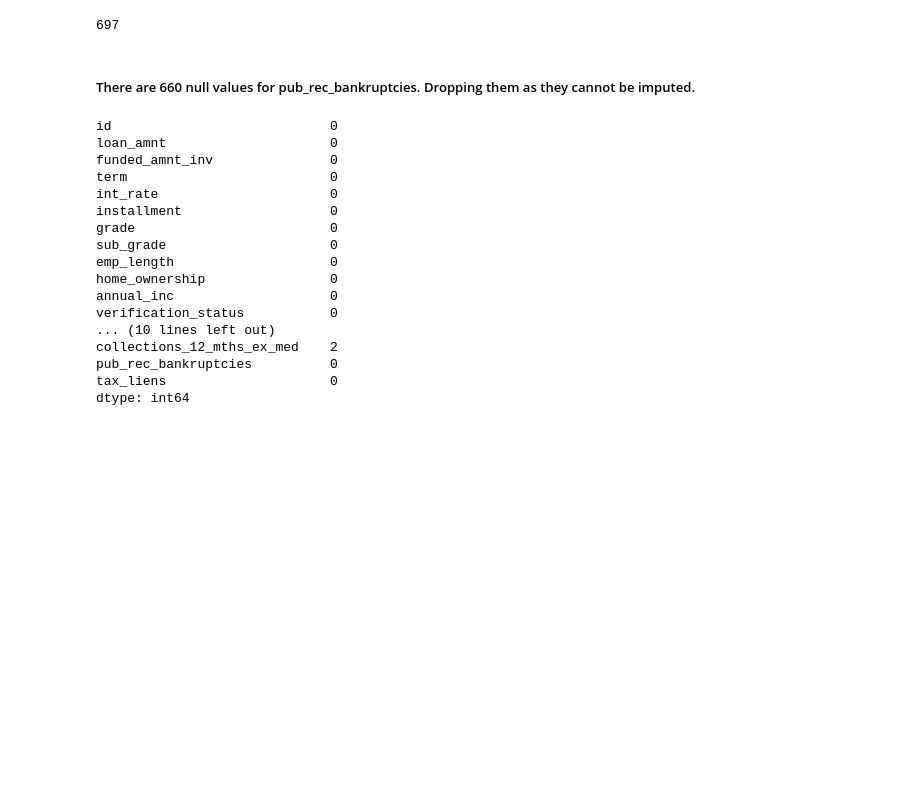
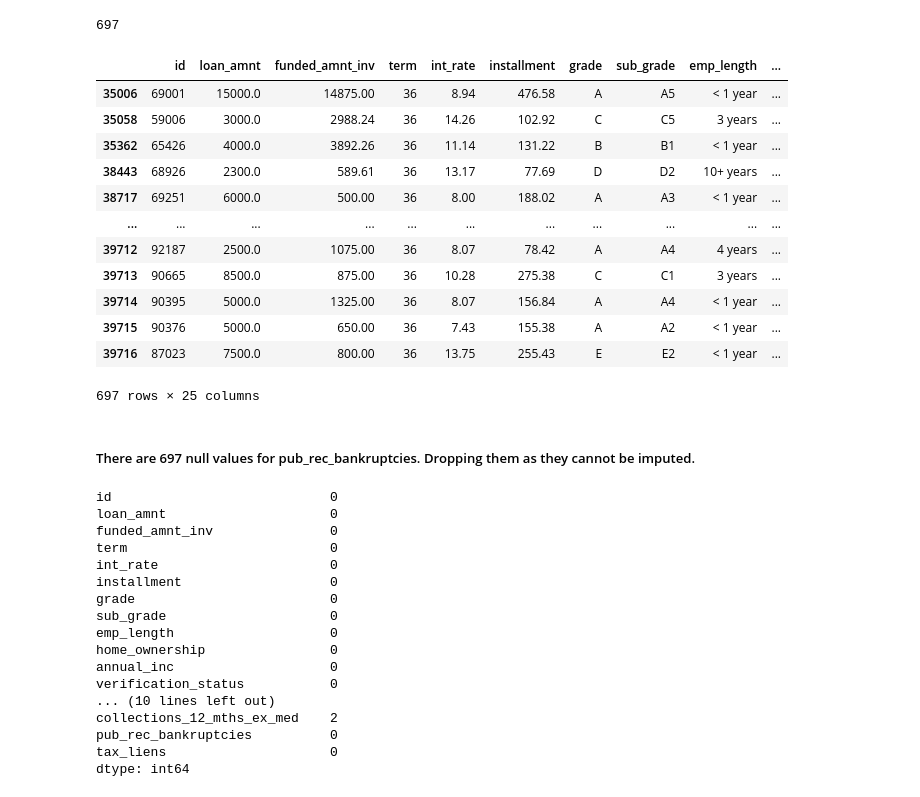
Before and after one commit to mamtabhat/LendingClubCaseStudy, a Jupyter notebook: mamta-bhat.ipynb, the cells around one changed output. Cells and saved outputs as stored; diff of their text form; code cells hidden in the pictures; blank space fills up the shorter version.

```diff
--- a/mamta-bhat.ipynb
+++ b/mamta-bhat.ipynb
@@ -471,6 +476,20 @@ loan_df.pub_rec_bankruptcies.isna().sum()
 # %% [output]
 697
 # %%
-#loan_df[loan_df.pub_rec_bankruptcies.isna()]
+loan_df[loan_df.pub_rec_bankruptcies.isna()]
+# %% [output]
+|  | id | loan_amnt | funded_amnt_inv | term | int_rate | installment | grade | sub_grade | emp_length | ... |
+| 35006 | 69001 | 15000.0 | 14875.00 | 36 | 8.94 | 476.58 | A | A5 | < 1 year | ... |
+| 35058 | 59006 | 3000.0 | 2988.24 | 36 | 14.26 | 102.92 | C | C5 | 3 years | ... |
+| 35362 | 65426 | 4000.0 | 3892.26 | 36 | 11.14 | 131.22 | B | B1 | < 1 year | ... |
+| 38443 | 68926 | 2300.0 | 589.61 | 36 | 13.17 | 77.69 | D | D2 | 10+ years | ... |
+| 38717 | 69251 | 6000.0 | 500.00 | 36 | 8.00 | 188.02 | A | A3 | < 1 year | ... |
+| ... | ... | ... | ... | ... | ... | ... | ... | ... | ... | ... |
+| 39712 | 92187 | 2500.0 | 1075.00 | 36 | 8.07 | 78.42 | A | A4 | 4 years | ... |
+| 39713 | 90665 | 8500.0 | 875.00 | 36 | 10.28 | 275.38 | C | C1 | 3 years | ... |
+| 39714 | 90395 | 5000.0 | 1325.00 | 36 | 8.07 | 156.84 | A | A4 | < 1 year | ... |
+| 39715 | 90376 | 5000.0 | 650.00 | 36 | 7.43 | 155.38 | A | A2 | < 1 year | ... |
+| 39716 | 87023 | 7500.0 | 800.00 | 36 | 13.75 | 255.43 | E | E2 | < 1 year | ... |
+697 rows × 25 columns
 # %% [markdown]
-##### There are 660 null values for pub_rec_bankruptcies. Dropping them as they cannot be imputed.
+##### There are 697 null values for pub_rec_bankruptcies. Dropping them as they cannot be imputed.
```
Also changed, not shown: parts of 77 cells of this notebook, 1 other file.
